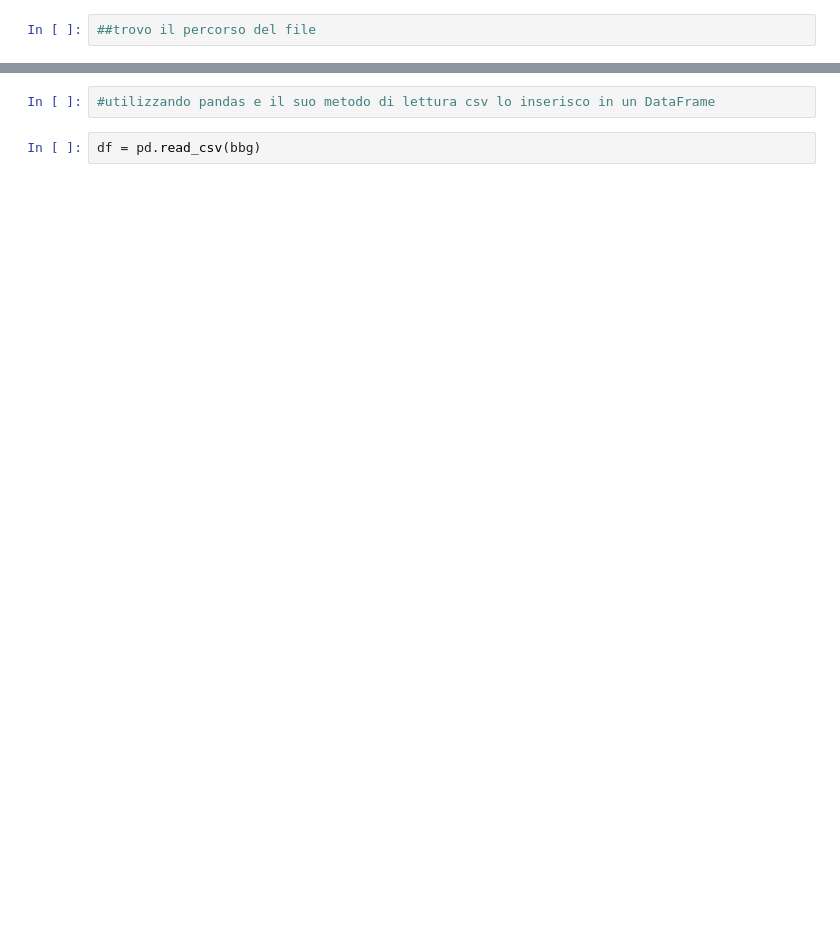
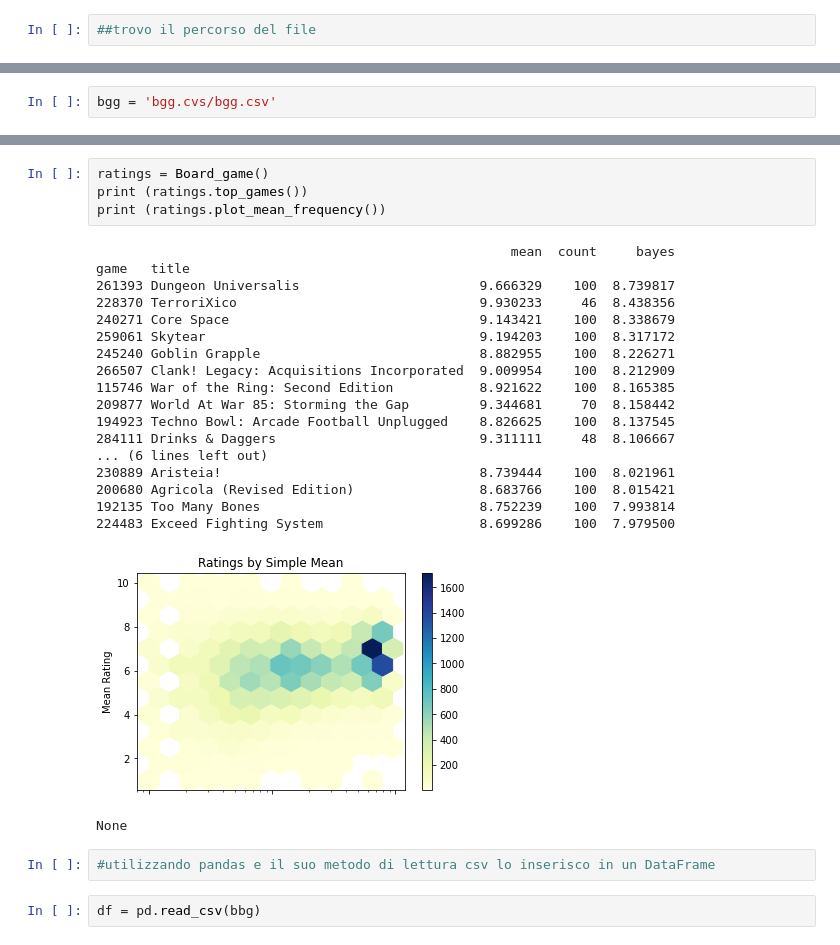
Before and after one commit to Praiban/Boardgamegeek, a Jupyter notebook: Boardgamegeek.ipynb, the cells around one changed output, grey strips where cells are left out. Cells and saved outputs as stored; diff of their text form; blank space fills up the shorter version.

```diff
--- a/Boardgamegeek.ipynb
+++ b/Boardgamegeek.ipynb
@@ -11,0 +12,2 @@ bbg = 'data/bgg.csv'
+# %%
+bgg = 'bgg.cvs/bgg.csv'
@@ -12,3 +81,27 @@ bbg = 'data/bgg.csv'
+# %%
+ratings = Board_game()
+print (ratings.top_games())
+print (ratings.plot_mean_frequency())
+# %% [output]
+                                                     mean  count     bayes
+game   title
+261393 Dungeon Universalis                       9.666329    100  8.739817
+228370 TerroriXico                               9.930233     46  8.438356
+240271 Core Space                                9.143421    100  8.338679
+259061 Skytear                                   9.194203    100  8.317172
+245240 Goblin Grapple                            8.882955    100  8.226271
+266507 Clank! Legacy: Acquisitions Incorporated  9.009954    100  8.212909
+115746 War of the Ring: Second Edition           8.921622    100  8.165385
+209877 World At War 85: Storming the Gap         9.344681     70  8.158442
+194923 Techno Bowl: Arcade Football Unplugged    8.826625    100  8.137545
+284111 Drinks & Daggers                          9.311111     48  8.106667
+... (6 lines left out)
+230889 Aristeia!                                 8.739444    100  8.021961
+200680 Agricola (Revised Edition)                8.683766    100  8.015421
+192135 Too Many Bones                            8.752239    100  7.993814
+224483 Exceed Fighting System                    8.699286    100  7.979500
+[figure, added]
+None
 # %%
 #utilizzando pandas e il suo metodo di lettura csv lo inserisco in un DataFrame
 # %%
```
Also changed, not shown: parts of 17 cells of this notebook.
